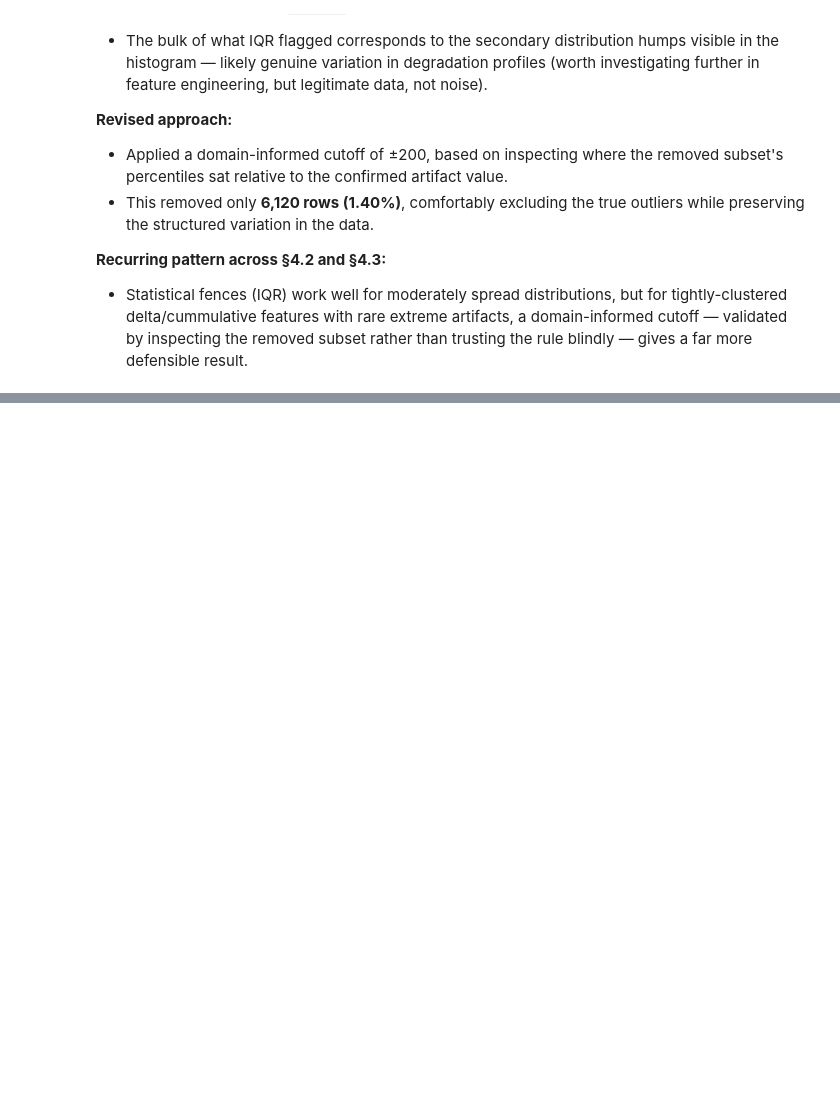
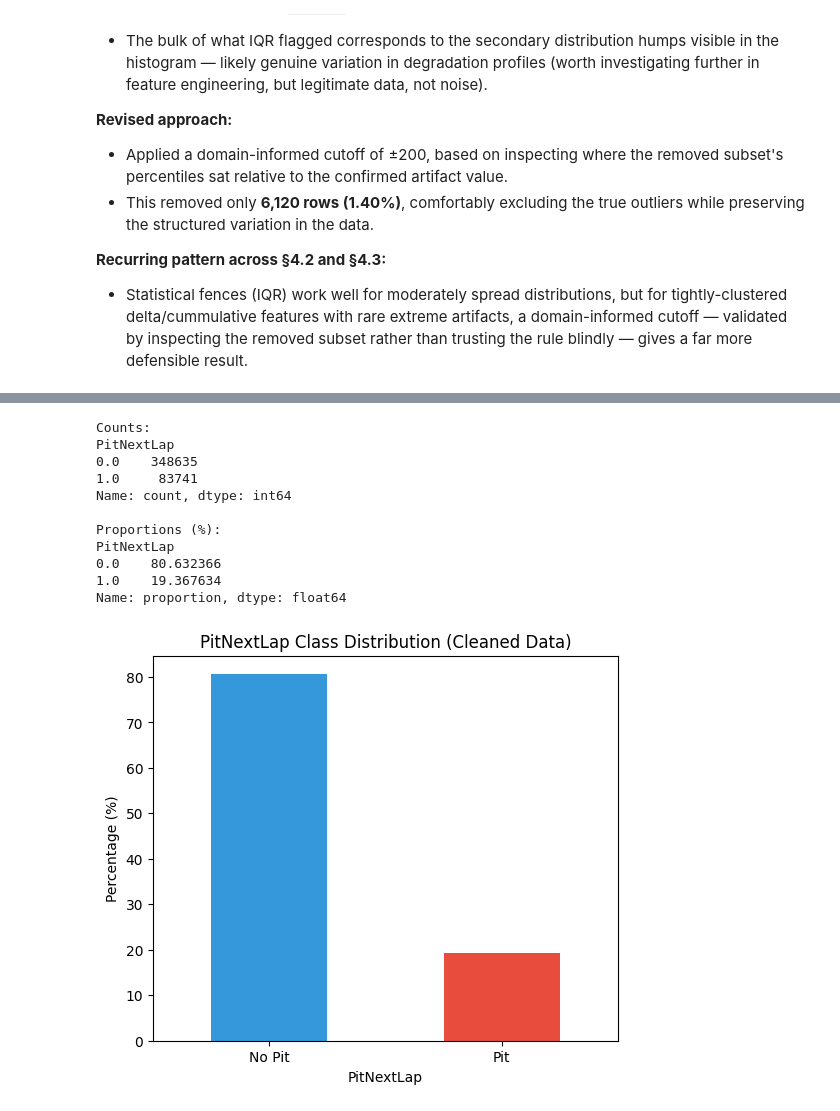
Before and after one commit to Gurmancheema/f1-pit-stop-prediction, a Jupyter notebook: 03_data_preprocessing.ipynb, the cells around one changed output, grey strips where cells are left out. Drawn from its saved outputs; the diff is of its cells as text; code cells hidden in the pictures; blank space fills up the shorter version.

```diff
--- a/03_data_preprocessing.ipynb
+++ b/03_data_preprocessing.ipynb
@@ -320,0 +297,30 @@ Name: Cumulative_Degradation, dtype: float64
+# %%
+balance = df_clean['PitNextLap'].value_counts(normalize=True) * 100
+counts = df_clean['PitNextLap'].value_counts()
+
+print("Counts:")
+print(counts)
+print()
+print("Proportions (%):")
+print(balance)
+
+# Visualize
+plt.figure(figsize=(6,5))
+balance.plot(kind='bar', color=['#3498db', '#e74c3c'])
+plt.title('PitNextLap Class Distribution (Cleaned Data)')
+plt.ylabel('Percentage (%)')
+plt.xticks([0,1], ['No Pit', 'Pit'], rotation=0)
+plt.show()
+# %% [output]
+Counts:
+PitNextLap
+0.0    348635
+1.0     83741
+Name: count, dtype: int64
+
+Proportions (%):
+PitNextLap
+0.0    80.632366
+1.0    19.367634
+Name: proportion, dtype: float64
+[figure, added]
```
Also changed, not shown: parts of 9 cells of this notebook, 3 other files.
